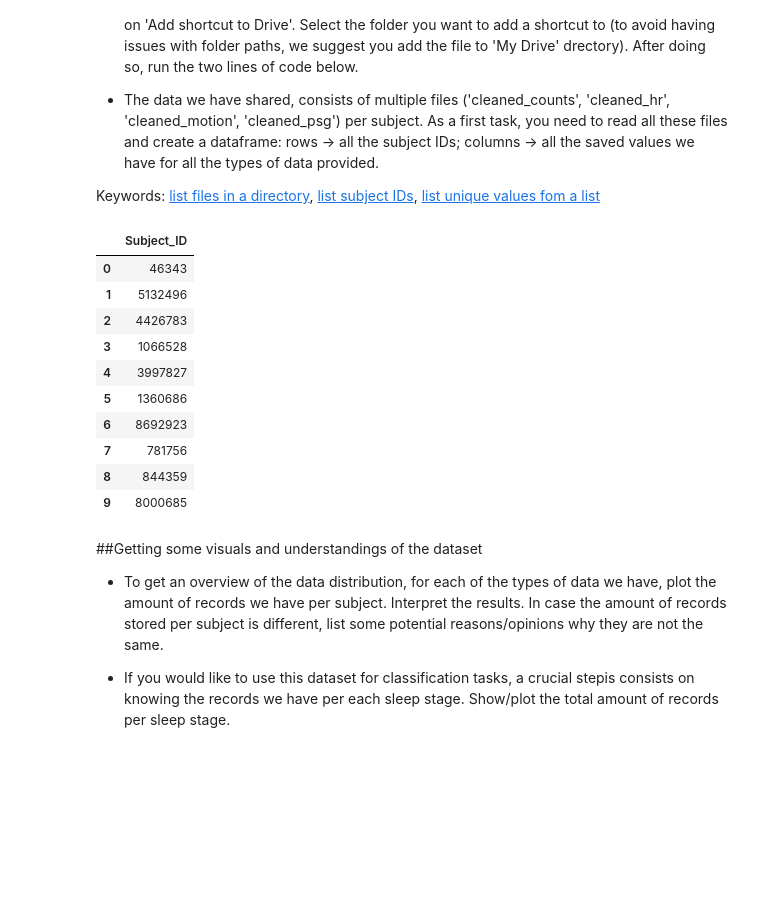
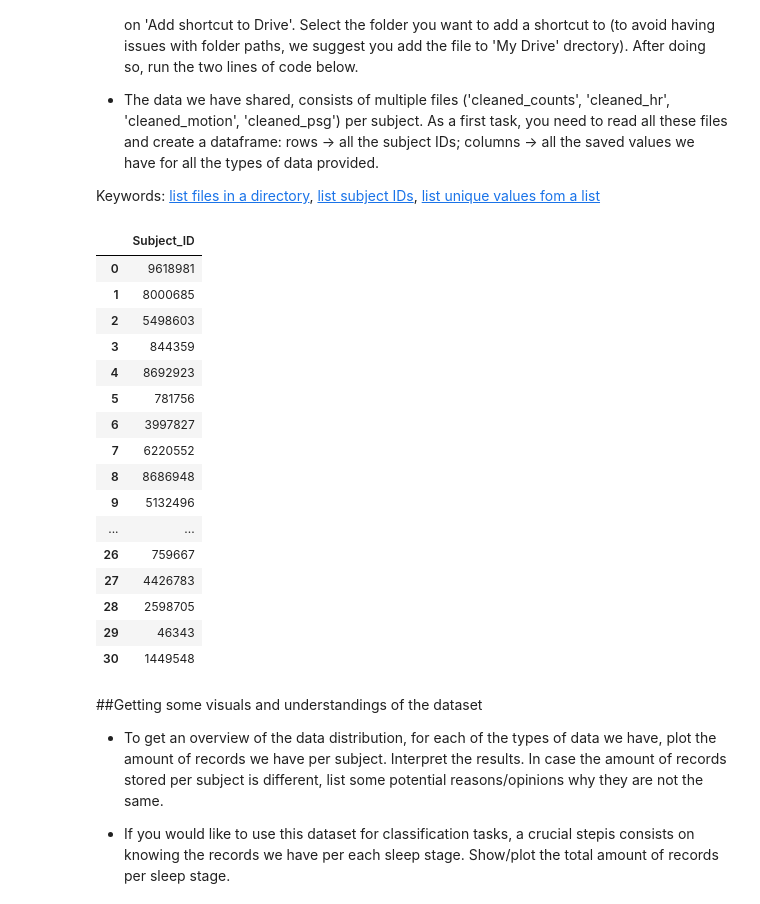
Before and after one commit to Aneruth/Data-Analytics, a Jupyter notebook: Practical Session 3/Practical_session_3.ipynb, the cells around one changed output. Cells and saved outputs as stored; diff of their text form; code cells hidden in the pictures; blank space fills up the shorter version.

```diff
--- a/Practical Session 3/Practical_session_3.ipynb
+++ b/Practical Session 3/Practical_session_3.ipynb
@@ -56,24 +56,30 @@ import shutil, os, re, pandas as pd, numpy as np, matplotlib.pyplot as plt
 # %%
 ## -- PART 0 -- ##
 #create the dataframe with all subjects ids and their corresponding types of data (the headings should look like below)
 id = [re.findall('\d+',i) for i in os.listdir(path='/Users/aneruthmohanasundaram/Documents/GitHub/Data-Analytics/Practical Session 3/cropped')]
 # If we extract all directory name with findall we return it as list.
 # then we convert it to a 1D array where we find the unique values of the list using set operation and appending to a dataframe.
 flat_list = [j for i in id for j in i]
 df = pd.DataFrame(list(set(flat_list)), columns=["Subject_ID"])
-df.head(10)
+df.head(31)
 # %% [output]
 |  | Subject_ID |
-| 0 | 46343 |
-| 1 | 5132496 |
-| 2 | 4426783 |
-| 3 | 1066528 |
-| 4 | 3997827 |
-| 5 | 1360686 |
-| 6 | 8692923 |
-| 7 | 781756 |
-| 8 | 844359 |
-| 9 | 8000685 |
+| 0 | 9618981 |
+| 1 | 8000685 |
+| 2 | 5498603 |
+| 3 | 844359 |
+| 4 | 8692923 |
+| 5 | 781756 |
+| 6 | 3997827 |
+| 7 | 6220552 |
+| 8 | 8686948 |
+| 9 | 5132496 |
+| ... | ... |
+| 26 | 759667 |
+| 27 | 4426783 |
+| 28 | 2598705 |
+| 29 | 46343 |
+| 30 | 1449548 |
 # %% [markdown]
 ##Getting some visuals and understandings of the dataset
 
```
Also changed, not shown: 2 other files.
